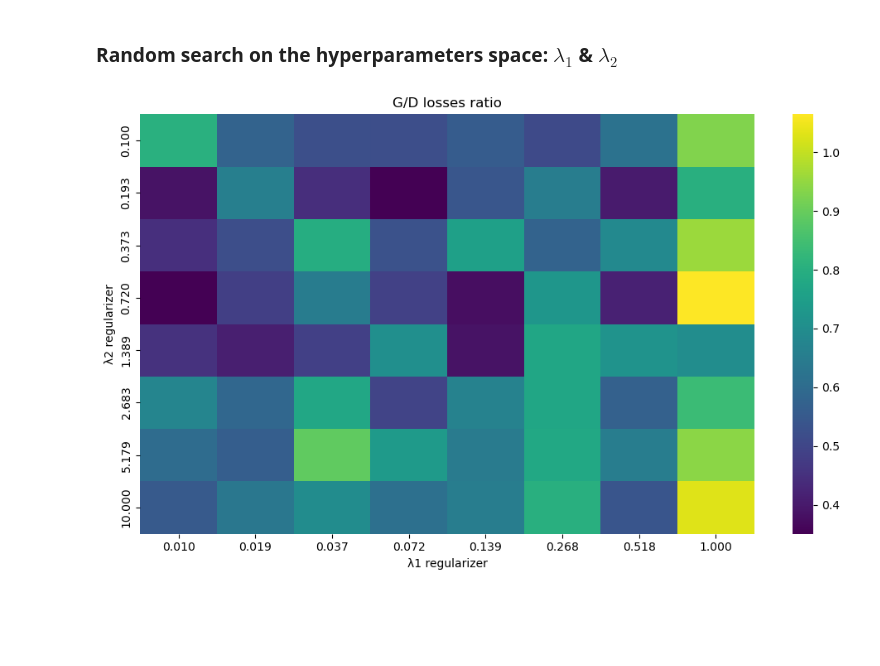
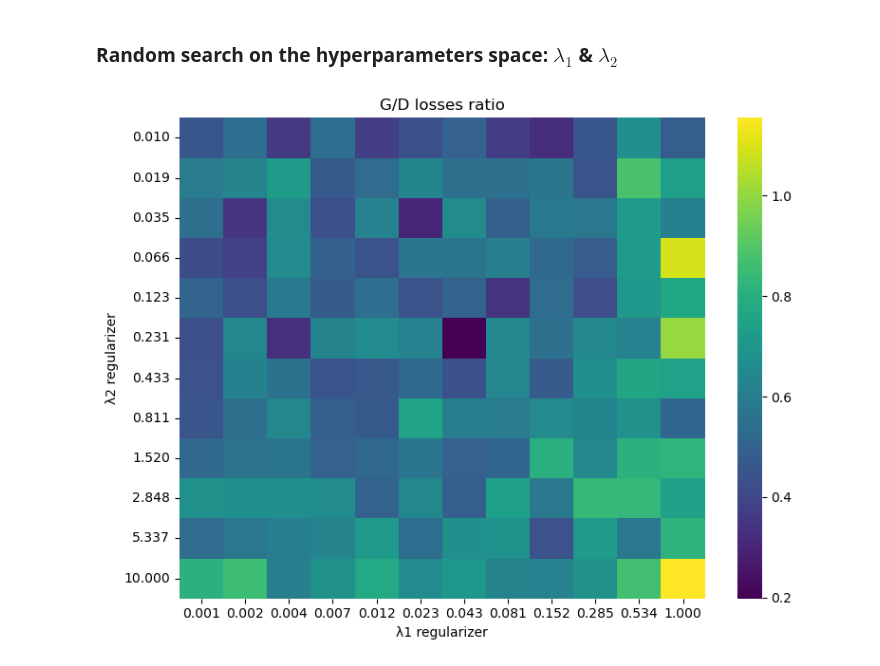
Before and after one commit to FrancescoLR02/MusicGenerator_Project, a Jupyter notebook: MusicGenerator.ipynb, the cells around one changed output. Drawn from its saved outputs; the diff is of its cells as text; code cells hidden in the pictures; blank space fills up the shorter version.

```diff
--- a/MusicGenerator.ipynb
+++ b/MusicGenerator.ipynb
@@ -780,7 +782,7 @@ def LoadModel(Cond1D_Size, instrumentSize, Which):
 if Mono: generator = LoadModel(Cond1D_Size=2, instrumentSize=1, Which=0)
 else: generator = LoadModel(Cond1D_Size=6, instrumentSize=4, Which=1)
 # %%
-def GenerateBars(bar, Debug = False):
+def GenerateBars(bar, nBars = 8, Debug = False,):
    device = torch.device('cpu')
 
    generator.eval().to(device)
@@ -808,7 +810,7 @@ def GenerateBars(bar, Debug = False):
    Bars.append(prev_bar.squeeze(0).cpu().numpy())
 
 
-   for i in range(8):
+   for i in range(nBars):
       noise = torch.rand([1, 100], device=device)
 
       #print(np.mean(np.array(noise)))
@@ -817,7 +819,7 @@ def GenerateBars(bar, Debug = False):
          generated_bar = generator(noise, prev_bar, Cond1D_Norm, 1)
 
       mean = generated_bar.mean().item()
-      binary_bar = (generated_bar > 0.12).float()
+      binary_bar = (generated_bar > 0.11).float()
       if Mono:
          Bars.append(binary_bar.squeeze(0).squeeze(0).cpu().numpy())
          prev_bar = Dataset[Instrument][bar + i + 1]['Bars'][0].unsqueeze(0).unsqueeze(0).to_dense().float().to(device)
@@ -873,0 +880,20 @@ CompareDistributions(Fake, Real)
+# %%
+def GenBarEntropy():
+
+   #Generate 50_000 songs of 30 bars each and compute the shannon entropy on each one of them
+   Entropy = []
+   for _ in tqdm(range(50000)):
+      nBars = 30
+      bar = np.random.randint(len(Dataset)) - nBars
+      Bars, _, _ = GenerateBars(bar, nBars = nBars)
+
+      entropy, _ = CalculateBarEntropy(Bars)
+
+      Entropy.append(entropy)
+
+   return Entropy
+
+#ShannoEntropy = GenBarEntropy()
+
+with open('Entropy.pkl', 'rb') as f:
+   Entropy = pickle.load(f)
@@ -874,33 +915,32 @@ CompareDistributions(Fake, Real)
 # %% [markdown]
 ### Random search on the hyperparameters space: $\lambda_1$ & $\lambda_2$
 # %%
-with open('RandomSearch.pkl', 'rb') as f:
+with open('RandomSearchPart2.pkl', 'rb') as f:
    RandomSearch = pickle.load(f)
 
-lambdas = {'λ1': np.logspace(-2, 0, 8), 'λ2': np.logspace(-1, 1, 8)}
-
-HeatMap = np.zeros((len(lambdas['λ1']), len(lambdas['λ2'])))
+lambdas = {'λ1': np.logspace(-3, 0, 12), 'λ2': np.logspace(-2, 1, 12)}
 
 Ratio = []
-for i in range(len(RandomSearch)):
-   v = list(RandomSearch[i].values())[0]
-   r = v[0]/v[1]
+for i in RandomSearch:
+
+
+   r = i['loss_g'][-1]/i['loss_d'][-1]
 
    Ratio.append(r)
 
-Ratio = np.reshape(Ratio, (8, 8))
+Ratio = np.reshape(Ratio, (12, 12))
 # %%
-plt.figure(figsize=(10, 6))
+plt.figure(figsize=(8, 6))
 sns.heatmap(
     Ratio,
     xticklabels=[f"{x:.3f}" for x in lambdas['λ1']],
     yticklabels=[f"{y:.3f}" for y in lambdas['λ2']],
     cmap="viridis", fmt=".2f"
 )
 plt.xlabel("λ1 regularizer")
 plt.ylabel("λ2 regularizer")
 plt.title("G/D losses ratio")
 plt.tight_layout()
 plt.show()
 # %% [output]
-[figure, old version]
+[figure, new version]
```
Also changed, not shown: parts of 6 cells of this notebook, 9 other files.
